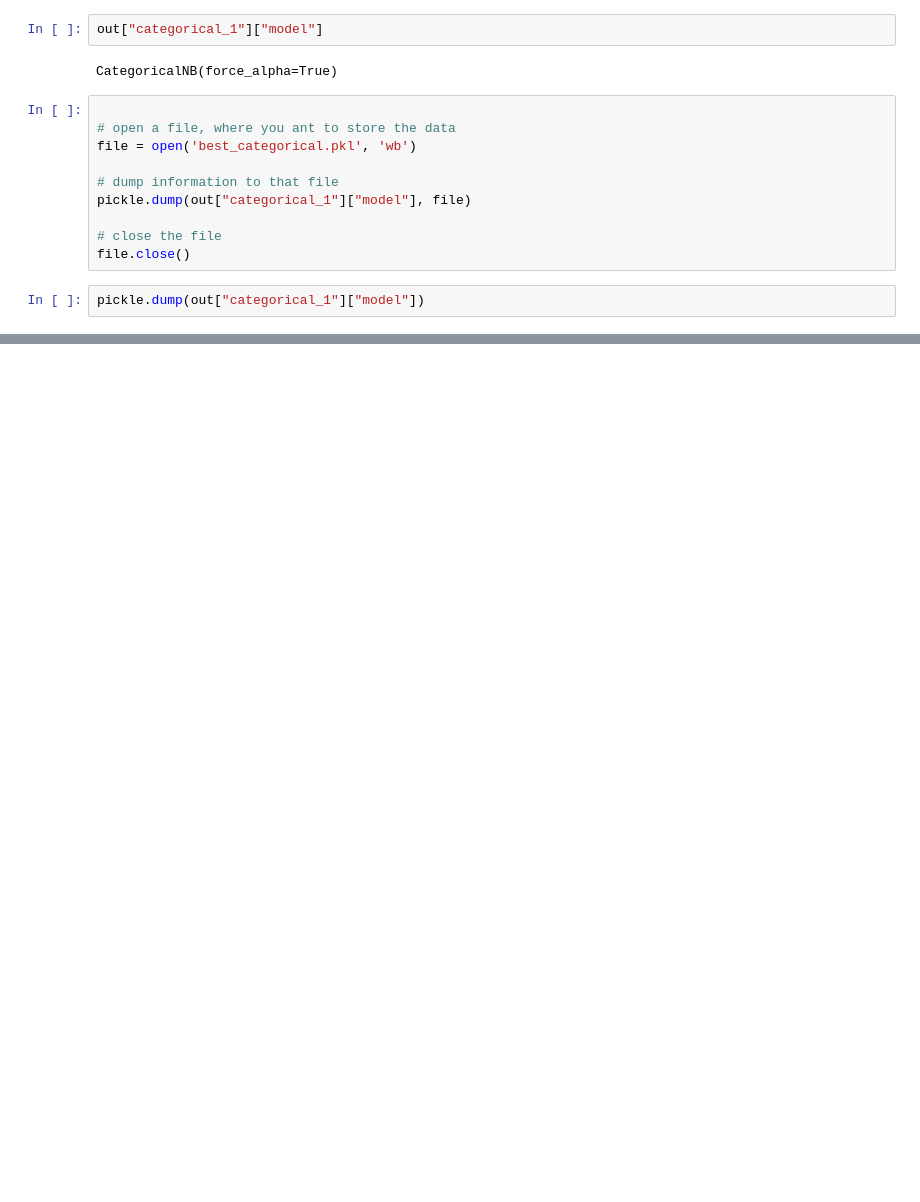
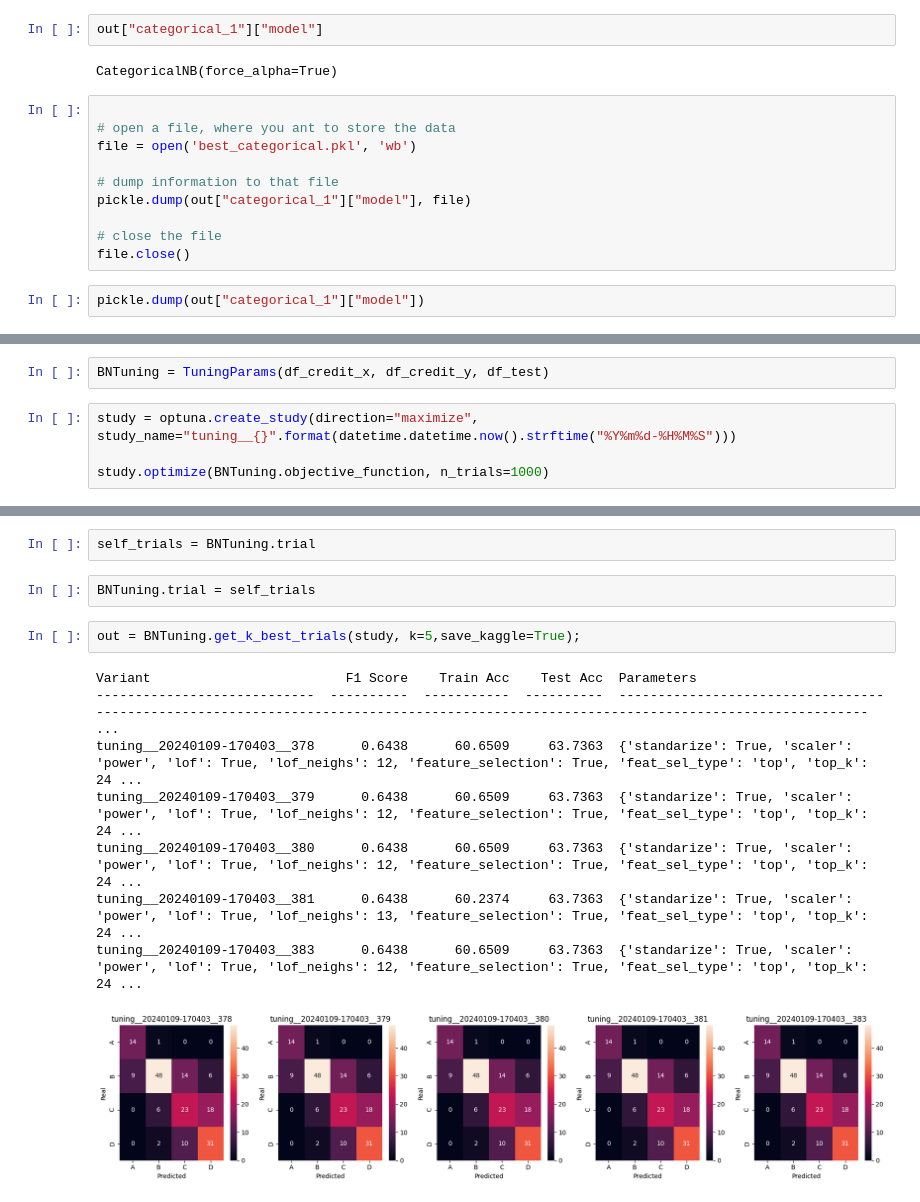
Before and after one commit to DomingoLopez/ClubFansIris, a Jupyter notebook: naive_bayes/naive_bayes.ipynb, the cells around one changed output, grey strips where cells are left out. Cells and saved outputs as stored; diff of their text form; blank space fills up the shorter version.

Commit message:
Adapted the code to work with Optuna

```diff
--- a/naive_bayes/naive_bayes.ipynb
+++ b/naive_bayes/naive_bayes.ipynb
@@ -536,0 +507,6 @@ IndexError: index 1 is out of bounds for axis 1 with size 1
+# %%
+BNTuning = TuningParams(df_credit_x, df_credit_y, df_test)
+# %%
+study = optuna.create_study(direction="maximize", study_name="tuning__{}".format(datetime.datetime.now().strftime("%Y%m%d-%H%M%S")))
+
+study.optimize(BNTuning.objective_function, n_trials=1000)
@@ -536,0 +562,15 @@ IndexError: index 1 is out of bounds for axis 1 with size 1
+# %%
+self_trials = BNTuning.trial
+# %%
+BNTuning.trial = self_trials
+# %%
+out = BNTuning.get_k_best_trials(study, k=5,save_kaggle=True);
+# %% [output]
+Variant                         F1 Score    Train Acc    Test Acc  Parameters
+----------------------------  ----------  -----------  ----------  ------------------------------------------------------------------------------------------------------------------------------------- ...
+tuning__20240109-170403__378      0.6438      60.6509     63.7363  {'standarize': True, 'scaler': 'power', 'lof': True, 'lof_neighs': 12, 'feature_selection': True, 'feat_sel_type': 'top', 'top_k': 24 ...
+tuning__20240109-170403__379      0.6438      60.6509     63.7363  {'standarize': True, 'scaler': 'power', 'lof': True, 'lof_neighs': 12, 'feature_selection': True, 'feat_sel_type': 'top', 'top_k': 24 ...
+tuning__20240109-170403__380      0.6438      60.6509     63.7363  {'standarize': True, 'scaler': 'power', 'lof': True, 'lof_neighs': 12, 'feature_selection': True, 'feat_sel_type': 'top', 'top_k': 24 ...
+tuning__20240109-170403__381      0.6438      60.2374     63.7363  {'standarize': True, 'scaler': 'power', 'lof': True, 'lof_neighs': 13, 'feature_selection': True, 'feat_sel_type': 'top', 'top_k': 24 ...
+tuning__20240109-170403__383      0.6438      60.6509     63.7363  {'standarize': True, 'scaler': 'power', 'lof': True, 'lof_neighs': 12, 'feature_selection': True, 'feat_sel_type': 'top', 'top_k': 24 ...
+[figure, added]
```
Also changed, not shown: parts of 60 cells of this notebook.
